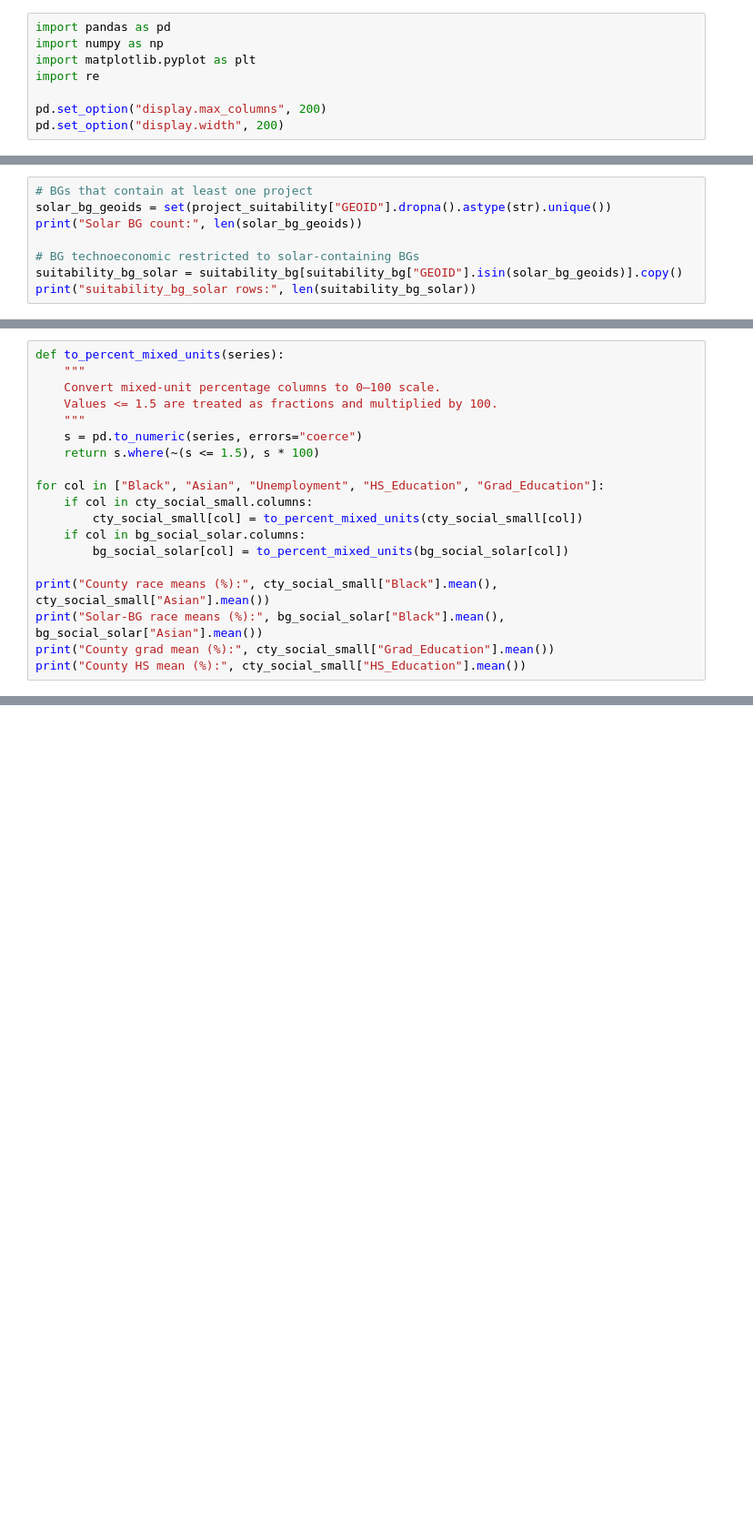
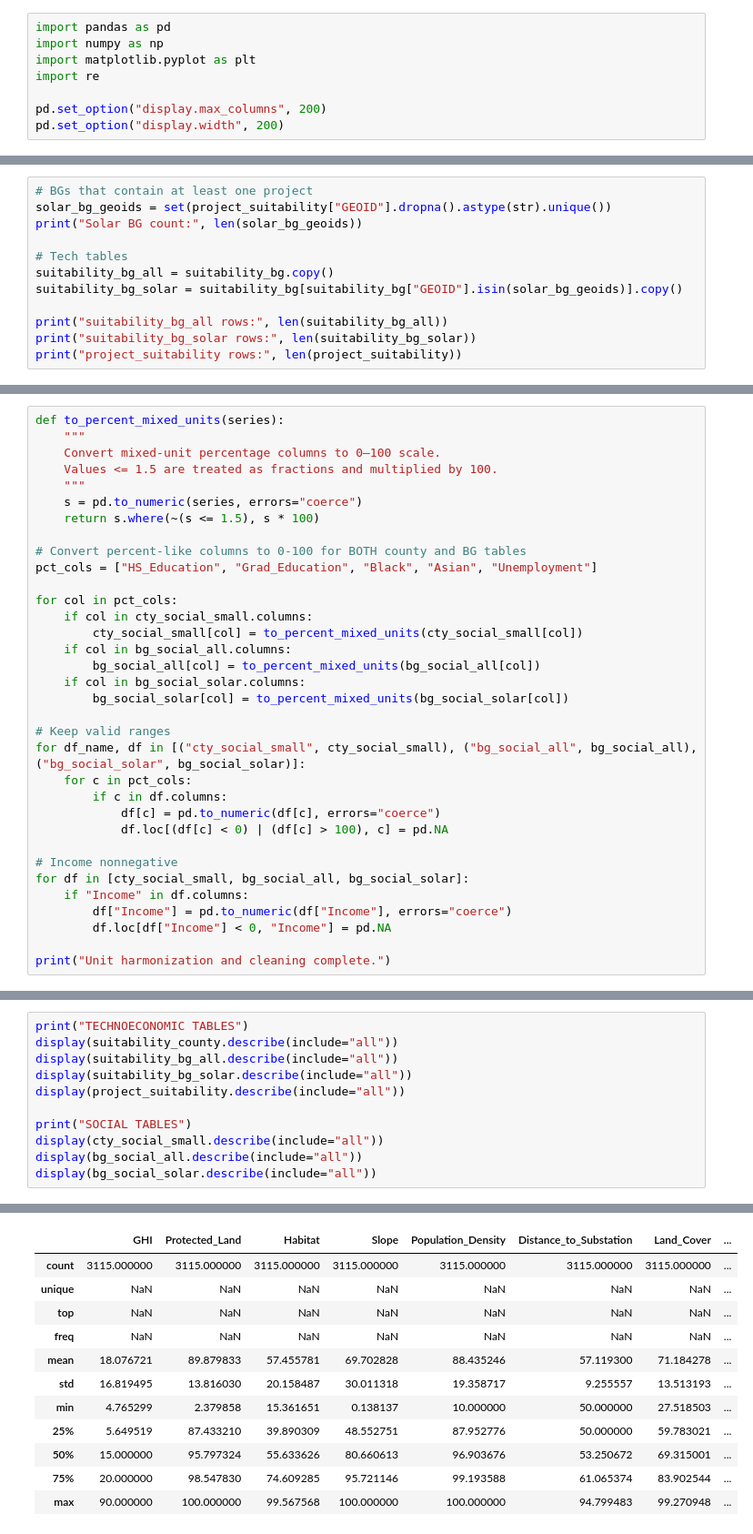
Before and after one commit to laurenthanhvo/solar-NIMBY, a Jupyter notebook: visualizations/county_vs_solarBG_distributions.ipynb, the cells around one changed output, grey strips where cells are left out. Shown at 91% size. Cells and saved outputs as stored; diff of their text form; blank space fills up the shorter version.

```diff
--- a/visualizations/county_vs_solarBG_distributions.ipynb
+++ b/visualizations/county_vs_solarBG_distributions.ipynb
@@ -209,8 +215,12 @@ Sample unmatched county/state pairs:
 solar_bg_geoids = set(project_suitability["GEOID"].dropna().astype(str).unique())
 print("Solar BG count:", len(solar_bg_geoids))
 
-# BG technoeconomic restricted to solar-containing BGs
+# Tech tables
+suitability_bg_all = suitability_bg.copy()
 suitability_bg_solar = suitability_bg[suitability_bg["GEOID"].isin(solar_bg_geoids)].copy()
+
+print("suitability_bg_all rows:", len(suitability_bg_all))
 print("suitability_bg_solar rows:", len(suitability_bg_solar))
+print("project_suitability rows:", len(project_suitability))
 # %% [output]
 Solar BG count: 2963
@@ -292,14 +311,29 @@ def to_percent_mixed_units(series):
     s = pd.to_numeric(series, errors="coerce")
     return s.where(~(s <= 1.5), s * 100)
 
-for col in ["Black", "Asian", "Unemployment", "HS_Education", "Grad_Education"]:
+# Convert percent-like columns to 0-100 for BOTH county and BG tables
+pct_cols = ["HS_Education", "Grad_Education", "Black", "Asian", "Unemployment"]
+
+for col in pct_cols:
     if col in cty_social_small.columns:
         cty_social_small[col] = to_percent_mixed_units(cty_social_small[col])
+    if col in bg_social_all.columns:
+        bg_social_all[col] = to_percent_mixed_units(bg_social_all[col])
     if col in bg_social_solar.columns:
         bg_social_solar[col] = to_percent_mixed_units(bg_social_solar[col])
 
-print("County race means (%):", cty_social_small["Black"].mean(), cty_social_small["Asian"].mean())
-print("Solar-BG race means (%):", bg_social_solar["Black"].mean(), bg_social_solar["Asian"].mean())
-print("County grad mean (%):", cty_social_small["Grad_Education"].mean())
-print("County HS mean (%):", cty_social_small["HS_Education"].mean())
+# Keep valid ranges
+for df_name, df in [("cty_social_small", cty_social_small), ("bg_social_all", bg_social_all), ("bg_social_solar", bg_social_solar)]:
+    for c in pct_cols:
+        if c in df.columns:
+            df[c] = pd.to_numeric(df[c], errors="coerce")
+            df.loc[(df[c] < 0) | (df[c] > 100), c] = pd.NA
+
+# Income nonnegative
+for df in [cty_social_small, bg_social_all, bg_social_solar]:
+    if "Income" in df.columns:
+        df["Income"] = pd.to_numeric(df["Income"], errors="coerce")
+        df.loc[df["Income"] < 0, "Income"] = pd.NA
+
+print("Unit harmonization and cleaning complete.")
 # %% [output]
@@ -324,0 +341,12 @@ for df in [cty_social_small, bg_social_solar]:
+# %%
+print("TECHNOECONOMIC TABLES")
+display(suitability_county.describe(include="all"))
+display(suitability_bg_all.describe(include="all"))
+display(suitability_bg_solar.describe(include="all"))
+display(project_suitability.describe(include="all"))
+
+print("SOCIAL TABLES")
+display(cty_social_small.describe(include="all"))
+display(bg_social_all.describe(include="all"))
+display(bg_social_solar.describe(include="all"))
+# %% [output]
@@ -324,0 +354,12 @@ for df in [cty_social_small, bg_social_solar]:
+|  | GHI | Protected_Land | Habitat | Slope | Population_Density | Distance_to_Substation | Land_Cover | ... |
+| count | 3115.000000 | 3115.000000 | 3115.000000 | 3115.000000 | 3115.000000 | 3115.000000 | 3115.000000 | ... |
+| unique | NaN | NaN | NaN | NaN | NaN | NaN | NaN | ... |
+| top | NaN | NaN | NaN | NaN | NaN | NaN | NaN | ... |
+| freq | NaN | NaN | NaN | NaN | NaN | NaN | NaN | ... |
+| mean | 18.076721 | 89.879833 | 57.455781 | 69.702828 | 88.435246 | 57.119300 | 71.184278 | ... |
+| std | 16.819495 | 13.816030 | 20.158487 | 30.011318 | 19.358717 | 9.255557 | 13.513193 | ... |
+| min | 4.765299 | 2.379858 | 15.361651 | 0.138137 | 10.000000 | 50.000000 | 27.518503 | ... |
+| 25% | 5.649519 | 87.433210 | 39.890309 | 48.552751 | 87.952776 | 50.000000 | 59.783021 | ... |
+| 50% | 15.000000 | 95.797324 | 55.633626 | 80.660613 | 96.903676 | 53.250672 | 69.315001 | ... |
+| 75% | 20.000000 | 98.547830 | 74.609285 | 95.721146 | 99.193588 | 61.065374 | 83.902544 | ... |
+| max | 90.000000 | 100.000000 | 99.567568 | 100.000000 | 100.000000 | 94.799483 | 99.270948 | ... |
```
Also changed, not shown: parts of 15 cells of this notebook.
